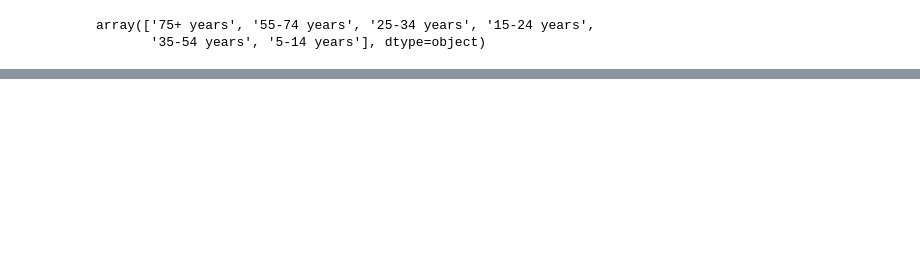
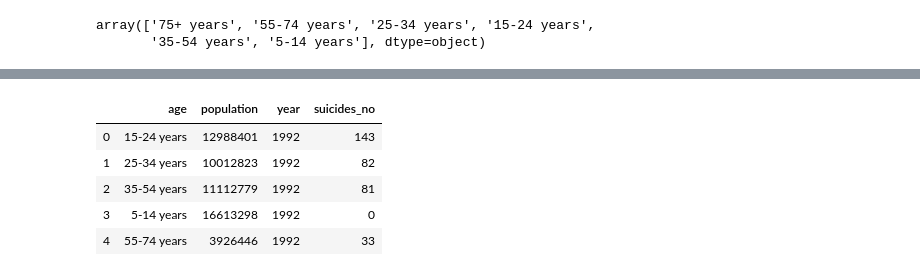
Before and after one commit to TresYap/suicide_rates, a Jupyter notebook: philippines_suicides_plotly.ipynb, the cells around one changed output, grey strips where cells are left out. Cells and saved outputs as stored; diff of their text form; code cells hidden in the pictures; blank space fills up the shorter version.

```diff
--- a/eda.ipynb
+++ b/philippines_suicides_plotly.ipynb
@@ -153,0 +186,11 @@ fig.show()
+# %%
+train = agg_data[['age', 'population', 'year', 'suicides_no']]
+# %%
+train.head()
+# %% [output]
+|  | age | population | year | suicides_no |
+| 0 | 15-24 years | 12988401 | 1992 | 143 |
+| 1 | 25-34 years | 10012823 | 1992 | 82 |
+| 2 | 35-54 years | 11112779 | 1992 | 81 |
+| 3 | 5-14 years | 16613298 | 1992 | 0 |
+| 4 | 55-74 years | 3926446 | 1992 | 33 |
```
Also changed, not shown: parts of 21 cells of this notebook, 1 other file.
